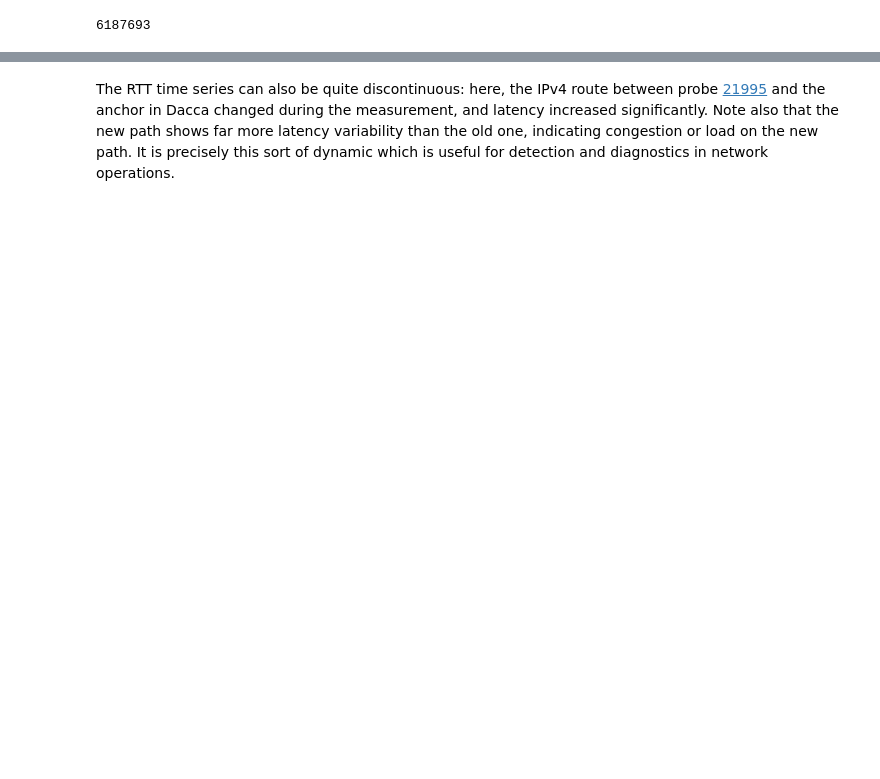
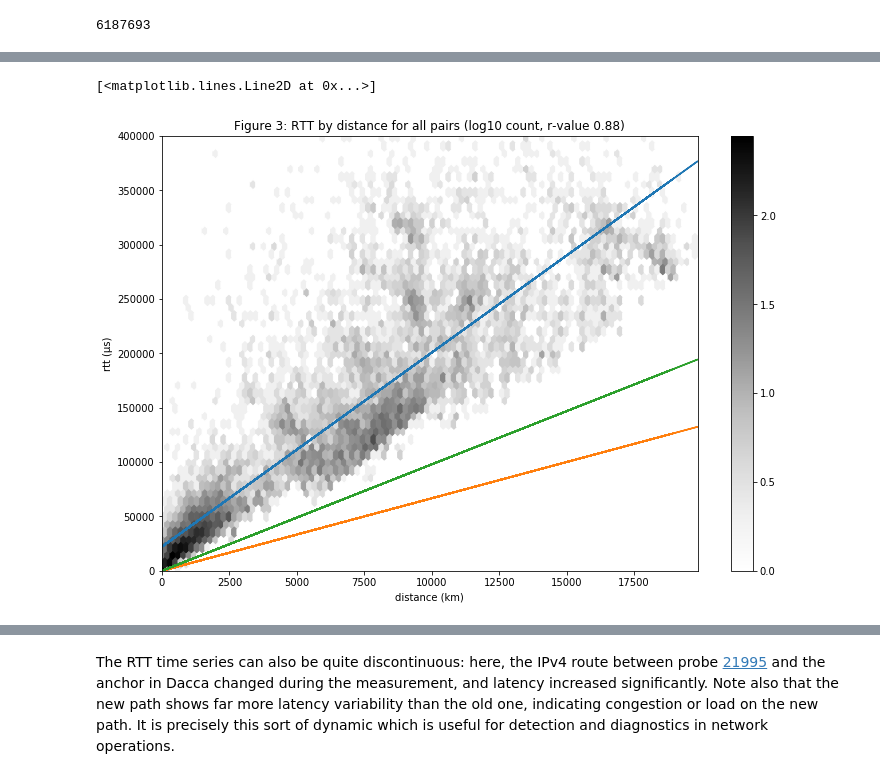
Before and after one commit to britram/trilateration, a Jupyter notebook: paper.ipynb, the cells around one changed output, grey strips where cells are left out. Saved outputs shown, nothing was run; the diff lists cells and outputs as text; code cells hidden in the pictures; blank space fills up the shorter version.

```diff
--- a/paper.ipynb
+++ b/paper.ipynb
@@ -257,0 +353,7 @@ len(rtt_df)
+# %%
+(linm, linb) = plot_linfit_rtt_by_dist(min_df, rtt_max=400000)
+plt.plot(min_df['km'], min_df['km'] * 2e9 / c)
+plt.plot(min_df['km'], min_df['km'] * 2e9 * FIBER_REFRACTION / c)
+# %% [output]
+[<matplotlib.lines.Line2D at 0x...>]
+[figure, added]
```
Also changed, not shown: parts of 32 cells of this notebook, 2 other files.
